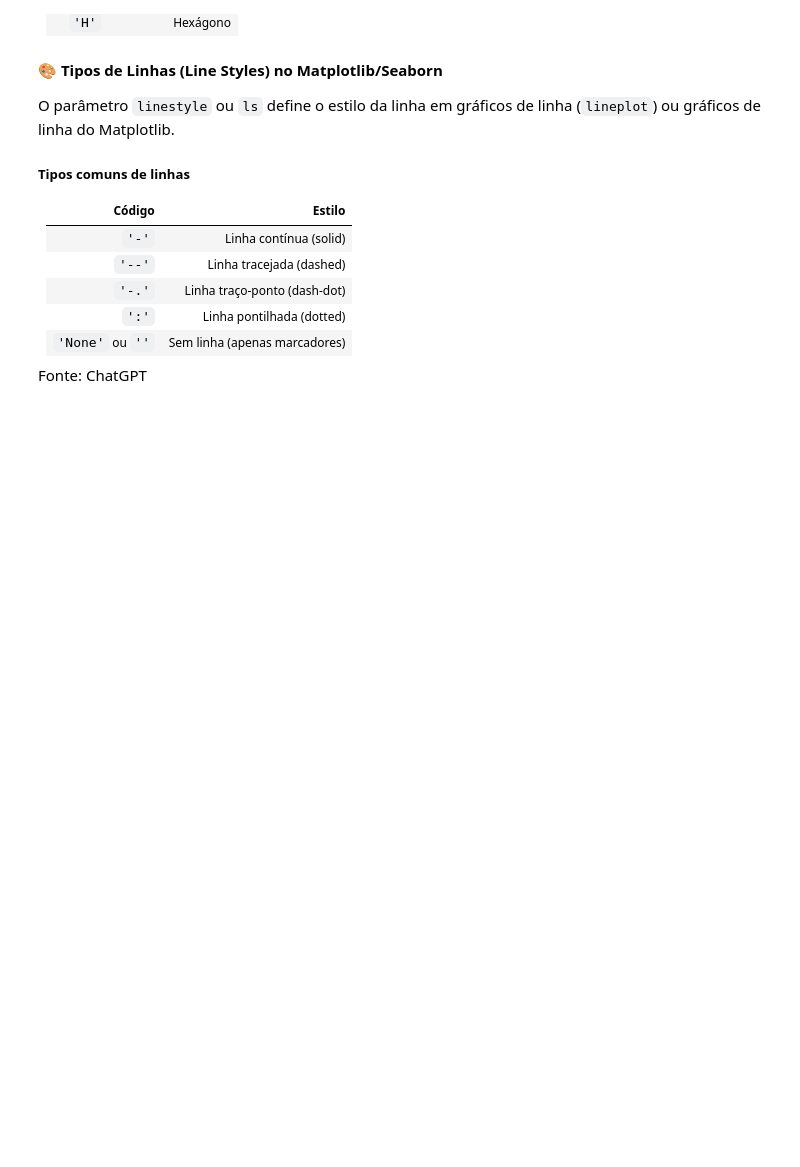
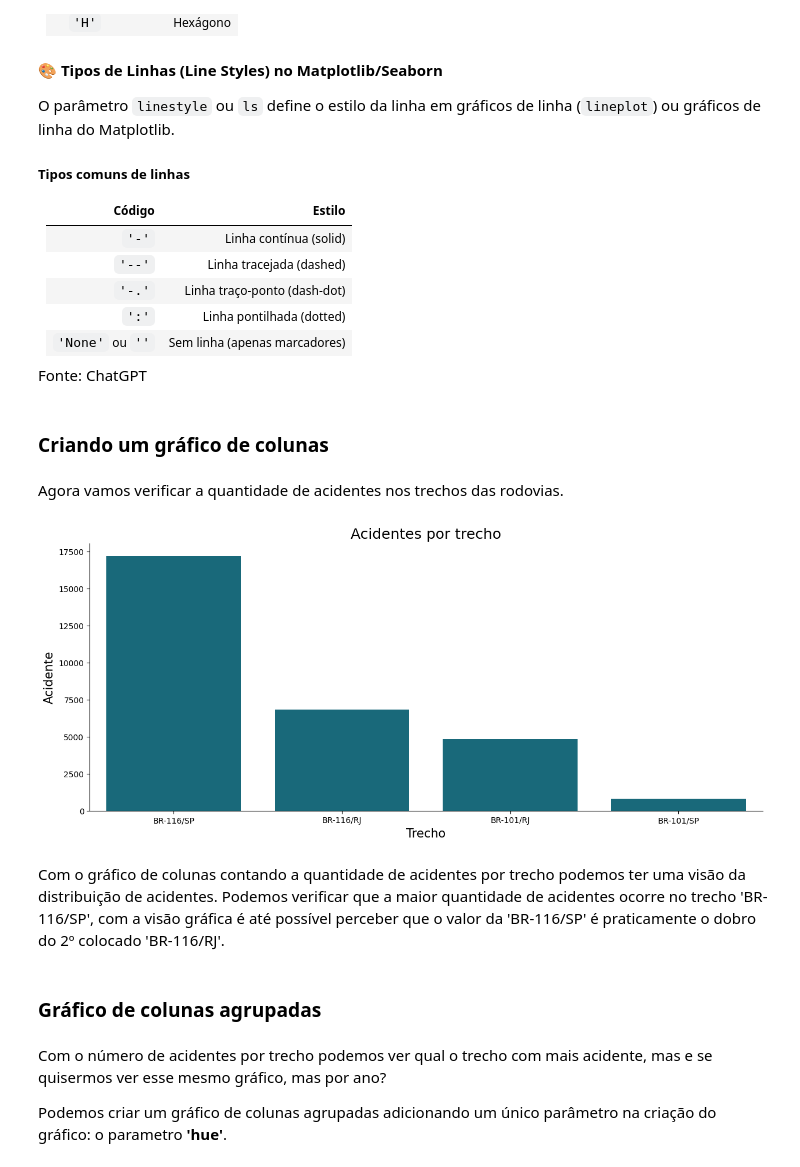
Before and after one commit to Bhertho/Analise_Acidentes_RioSP, a Jupyter notebook: Analise.ipynb, the cells around one changed output. Drawn from its saved outputs; the diff is of its cells as text; code cells hidden in the pictures; blank space fills up the shorter version.

```diff
--- a/Analise.ipynb
+++ b/Analise.ipynb
@@ -301,3 +307,53 @@ O parâmetro `linestyle` ou `ls` define o estilo da linha em gráficos de linha
 
 
 Fonte: ChatGPT
+# %% [markdown]
+### Criando um gráfico de colunas
+# %% [markdown]
+Agora vamos verificar a quantidade de acidentes nos trechos das rodovias.
+# %%
+# Criando o gráfico de colunas
+
+# Com a função 'countplot' podemos criar um gráfico com a
+# contagem de ocorrências da coluna informada no parâmetro x
+ax_trecho = sns.countplot(
+    data = df,
+    x = 'trecho',
+    color = '#09738a'
+)
+
+# Alterando o tamanho do gráfico
+ax_trecho.figure.set_size_inches(15,6)
+
+# Adicionando título
+ax_trecho.set_title(
+    'Acidentes por trecho',
+    loc = 'center',
+    fontsize = 18
+)
+
+# Adicionando as labels dos eixos x e y
+ax_trecho.set_xlabel(
+    'Trecho',
+    fontsize = 15
+)
+ax_trecho.set_ylabel(
+    'Acidente',
+    fontsize = 15
+)
+
+# Retira as linhas que fecham a 'caixa' do gráfico, mantendo apenas os eixos
+sns.despine()
+
+# Exibindo o gráfico
+plt.show()
+# %% [output]
+[figure, added]
+# %% [markdown]
+Com o gráfico de colunas contando a quantidade de acidentes por trecho podemos ter uma visão da distribuição de acidentes. Podemos verificar que a maior quantidade de acidentes ocorre no trecho 'BR-116/SP', com a visão gráfica é até possível perceber que o valor da 'BR-116/SP' é praticamente o dobro do 2º colocado 'BR-116/RJ'.
+# %% [markdown]
+### Gráfico de colunas agrupadas
+# %% [markdown]
+Com o número de acidentes por trecho podemos ver qual o trecho com mais acidente, mas e se quisermos ver esse mesmo gráfico, mas por ano?
+
+Podemos criar um gráfico de colunas agrupadas adicionando um único parâmetro na criação do gráfico: o parametro **'hue'**.
```
Also changed, not shown: parts of 26 cells of this notebook.
